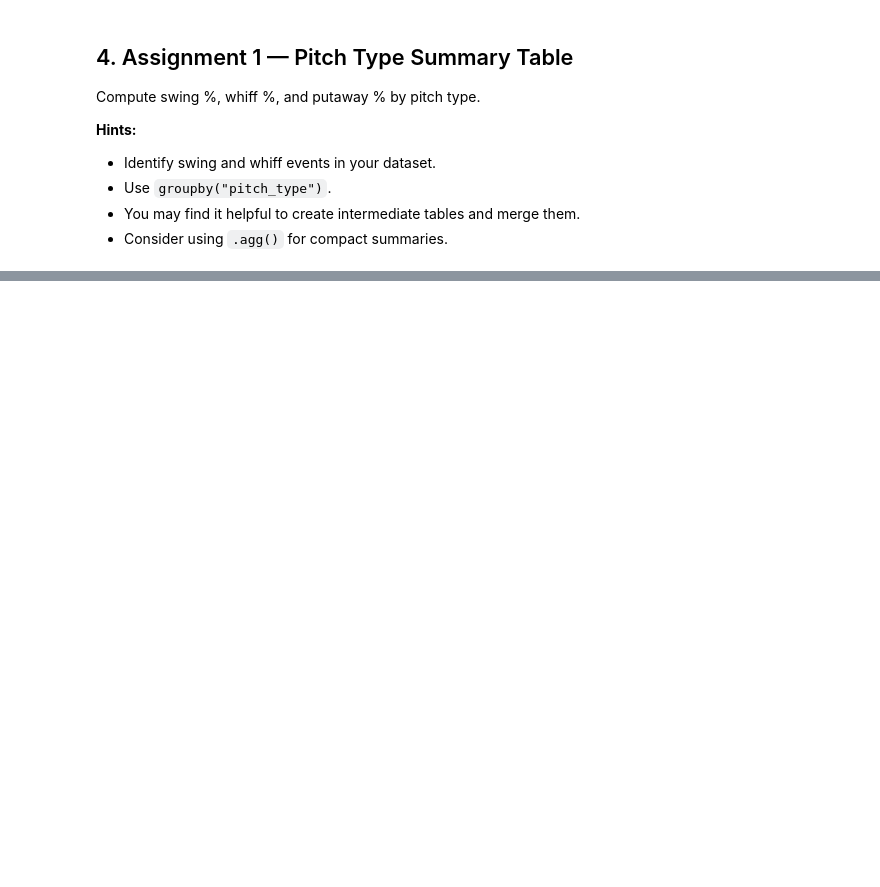
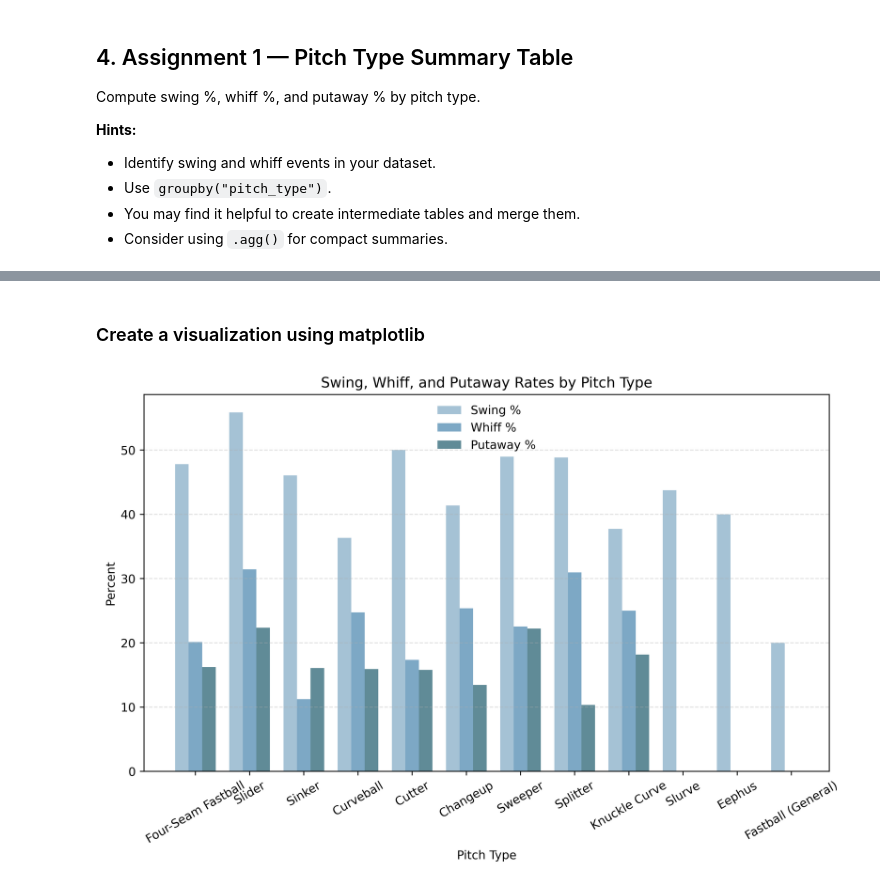
Before and after one commit to lstickells/laura-sports-analytics, a Jupyter notebook: assignments/week2-viz/Week2_Python_Visualizations.ipynb, the cells around one changed output, grey strips where cells are left out. Cells and saved outputs as stored; diff of their text form; code cells hidden in the pictures; blank space fills up the shorter version.

Commit message:
Complete Week 2 visualizations and analysis

```diff
--- a/assignments/week2-viz/Week2_Python_Visualizations.ipynb
+++ b/assignments/week2-viz/Week2_Python_Visualizations.ipynb
@@ -46,0 +67,15 @@ Compute swing %, whiff %, and putaway % by pitch type.
+# %%
+pitch_name_map = {
+    'FF': 'Four-Seam Fastball',
+    'SI': 'Sinker',
+    'FC': 'Cutter',
+    'SL': 'Slider',
+    'CU': 'Curveball',
+    'KC': 'Knuckle Curve',
+    'CH': 'Changeup',
+    'FS': 'Splitter',
+    'SV': 'Slurve',
+    'ST': 'Sweeper',
+    'EP': 'Eephus',
+    'FA': 'Fastball (General)'
+}
@@ -46,0 +143,59 @@ Compute swing %, whiff %, and putaway % by pitch type.
+# %% [markdown]
+### Create a visualization using matplotlib
+# %%
+# Create a table with just the values you want to graph
+pcts_only = swing_whiff_pa_pcts.drop(['Pitches Seen', 'Swings', '2 Strike Counts'], axis=1)
+
+# Color palette (single, cohesive palette)
+colors = {
+    'Swing %':   '#9bbcd1',
+    'Whiff %':   '#6f9fbf',
+    'Putaway %': '#4f7f8c'
+}
+
+# Prepare data
+pitch_labels = pcts_only.index
+metrics = pcts_only.columns
+x = np.arange(len(pitch_labels))
+width = 0.25
+
+# Create figure
+fig, ax = plt.subplots(figsize=(9, 6), dpi=500)
+
+# Plot grouped bars
+for i, metric in enumerate(metrics):
+    ax.bar(
+        x + i * width,
+        pcts_only[metric],
+        width,
+        label=metric,
+        color=colors[metric],
+        alpha=0.9
+    )
+
+
+# Use the pitch dictionary and switch out abreviations
+pitch_labels = [
+    pitch_name_map.get(pitch, pitch)
+    for pitch in pcts_only.index
+]
+
+# Center x-axis labels
+ax.set_xticks(x + width)
+ax.set_xticklabels(pitch_labels, rotation=30)
+
+# Labels and title
+ax.set_title('Swing, Whiff, and Putaway Rates by Pitch Type')
+ax.set_ylabel('Percent')
+ax.set_xlabel('Pitch Type')
+
+# Legen
+ax.legend(frameon=False)
+
+# Grid (subtle)
+ax.grid(axis='y', linestyle='--', alpha=0.4)
+
+plt.tight_layout()
+plt.show()
+# %% [output]
+[figure, added]
```
Also changed, not shown: parts of 27 cells of this notebook.
